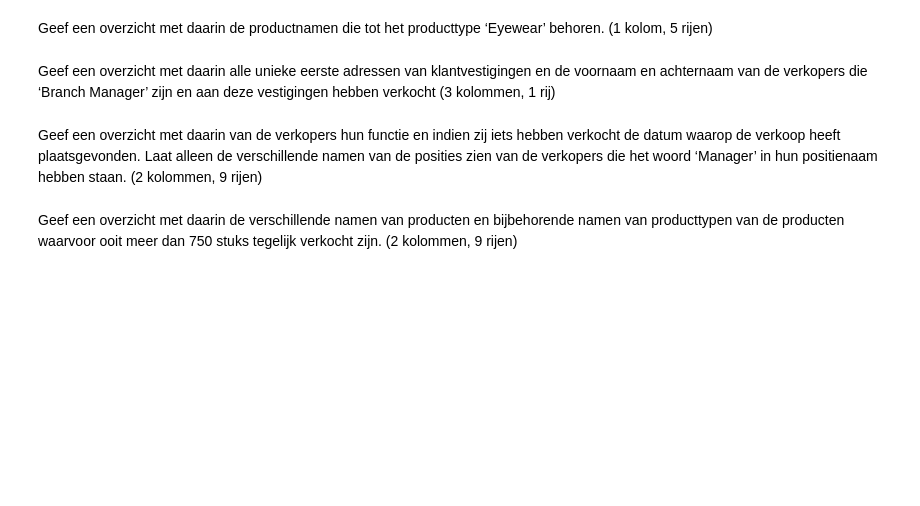
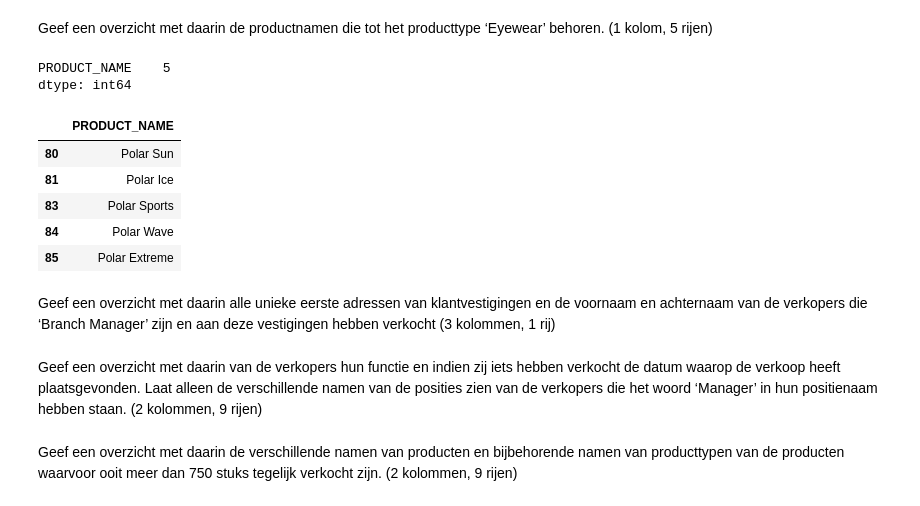
Before and after one commit to DKnightAnon/DEDS_repository, a Jupyter notebook: Practicum_2.3_Opdrachten.ipynb, the cells around one changed output. Drawn from its saved outputs; the diff is of its cells as text; code cells hidden in the pictures; blank space fills up the shorter version.

```diff
--- a/Practicum_2.3_Opdrachten.ipynb
+++ b/Practicum_2.3_Opdrachten.ipynb
@@ -319,4 +419,23 @@ Geef een overzicht met daarin het eerste adres en de stad van vestigingen van kl
 # %% [markdown]
 Geef een overzicht met daarin de productnamen die tot het producttype ‘Eyewear’ behoren. (1 kolom, 5 rijen)
+# %%
+def eyewear_products_insight() :
+    productType_products = pd.merge(product, product_type, left_on="PRODUCT_TYPE_CODE", how="left",right_on="PRODUCT_TYPE_CODE")
+    eyewear_filter = (productType_products["PRODUCT_TYPE_EN"] == "Eyewear")
+    eyewear_products = productType_products.loc[(eyewear_filter),["PRODUCT_NAME"]]
+
+    print(eyewear_products.count())
+    display(eyewear_products)
+
+eyewear_products_insight()
+# %% [output]
+PRODUCT_NAME    5
+dtype: int64
+|  | PRODUCT_NAME |
+| 80 | Polar Sun |
+| 81 | Polar Ice |
+| 83 | Polar Sports |
+| 84 | Polar Wave |
+| 85 | Polar Extreme |
 # %% [markdown]
 Geef een overzicht met daarin alle unieke eerste adressen van klantvestigingen en de voornaam en achternaam van de verkopers die ‘Branch Manager’ zijn en aan deze vestigingen hebben verkocht (3 kolommen, 1 rij)
```
Also changed, not shown: parts of 8 cells of this notebook.
